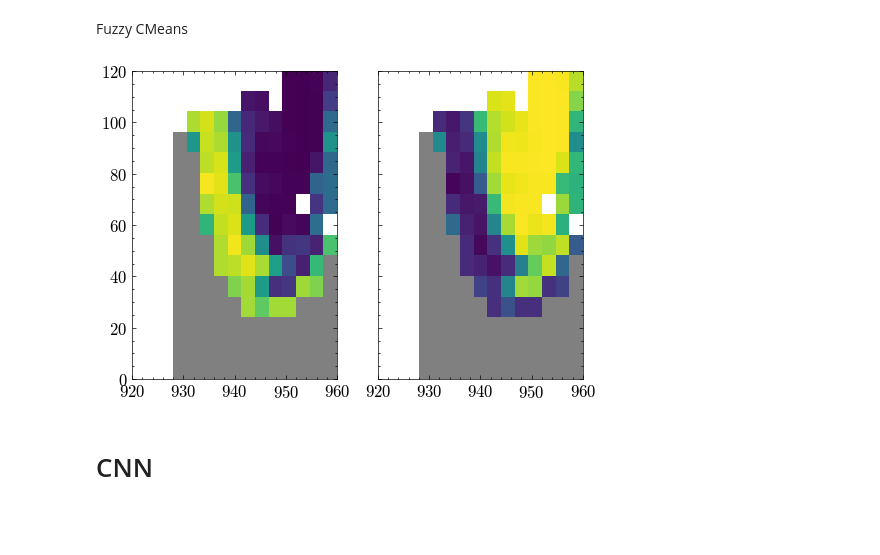
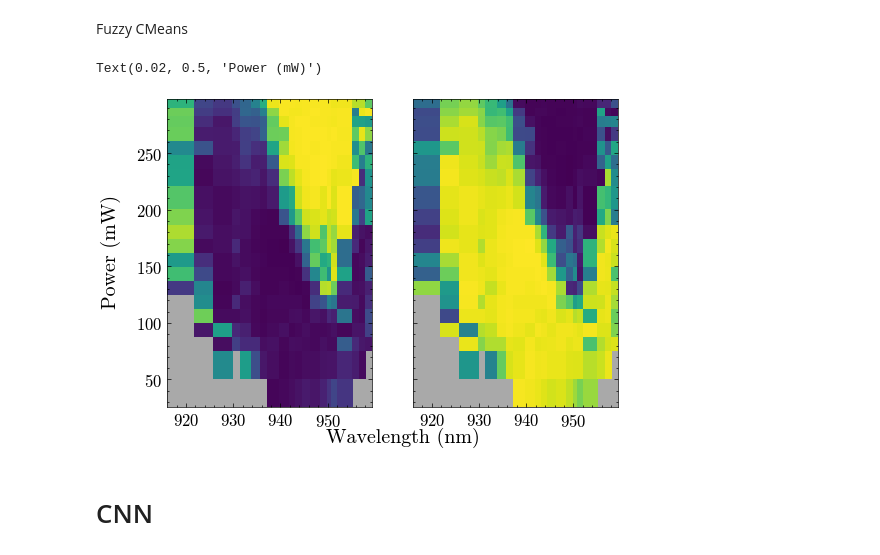
Before and after one commit to phbecimperial/Supervised-clustering-phase-pBEC, a Jupyter notebook: MultiMode Analysis/Phase_diagram_notebook.ipynb, the cells around one changed output. Drawn from its saved outputs; the diff is of its cells as text; code cells hidden in the pictures; blank space fills up the shorter version.

Commit message:
Added variable bin sizes - updated power_length_analysis.2d plot stat hist to use pcolor, and bin using the physt module

```diff
--- a/MultiMode Analysis/Phase_diagram_notebook.ipynb
+++ b/MultiMode Analysis/Phase_diagram_notebook.ipynb
@@ -174,0 +191,12 @@ power_length_analysis.interactive_scatter(data['pca_length'], data['power'], dat
+# %%
+bin_count = [20, 20]
+
+histogram = h2(data['pca_length'][stim_mask], data['power'][stim_mask], 'quantile', bin_count = bin_count, name = 'Bins', axis_names=['Wavelength (nm)', 'Power (mW)'])
+histogram.plot()
+bins = histogram.numpy_bins #Get bins to use in numpy - Use later!
+
+
+#More accurate binning when including data under threshold - may break if pca length isn't very good though
+histogram = h2(data['pca_length'], data['power'], 'quantile', bin_count = bin_count, name = 'Bins', axis_names=['Wavelength (nm)', 'Power (mW)'])
+histogram.plot()
+bins = histogram.numpy_bins #Get bins to use in numpy - Use later!
@@ -195,24 +226,30 @@ fuzzy_label, alpha, mem_mat = Meta_classifier.quick_fcmeans(data['flat_image'][s
 # %%
 #num plots, num columns, num rows
 fig, axes, gs = power_length_analysis.grid_plot(2, 2, 1, 0.5, 0.5)
 
 for i, col in enumerate(mem_mat):
-    power_length_analysis.plot_2dhist(
-        data['pca_length'][~stim_mask],
-        data['power'][~stim_mask],
-        [920, 960], [0, 240],
-        'grey', 15, fig=fig, ax=axes[i], alpha=1
-    )
+    # power_length_analysis.plot_2dhist(
+    #     data['pca_length'][~stim_mask],
+    #     data['power'][~stim_mask],
+    #     [920, 960], [0, 240],
+    #     'grey', 15, fig=fig, ax=axes[i], alpha=1
+    # )
 
     power_length_analysis.plot_2d_stat_hist(
         data['pca_length'][stim_mask],
         data['power'][stim_mask],
         col,
-        [920, 960], [0, 120], bins=15,
-        cmap='viridis', fig=fig, ax=axes[i]
+        [920, 960], [0, 120], bins=bins,
+        cmap='viridis', fig=fig, ax=axes[i], facecolor='darkgrey'
     )
+
+fig.supxlabel('Wavelength (nm)')
+fig.supylabel('Power (mW)')
+plt.tight_layout()
+plt.show()
 # %% [output]
+Text(0.02, 0.5, 'Power (mW)')
-[figure, old version]
+[figure, new version]
 # %%
 fuzzy_label[-1] = -1
 power_length_analysis.interactive_scatter(data['pca_length'][stim_mask], data['power'][stim_mask],
```
Also changed, not shown: parts of 13 cells of this notebook, 1 other file.
